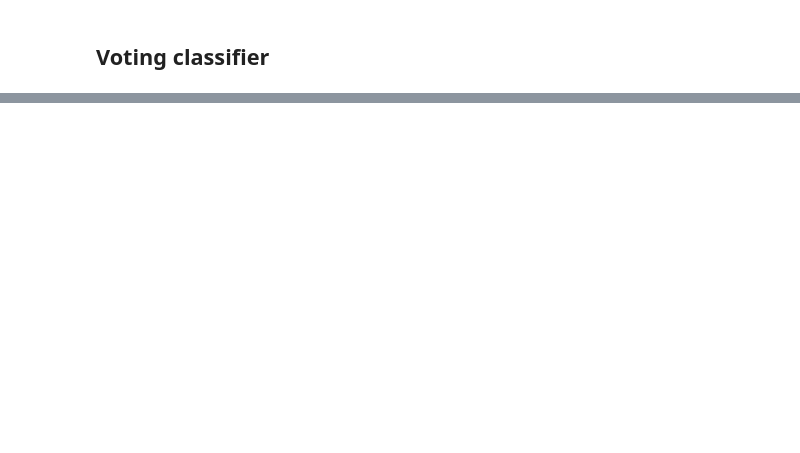
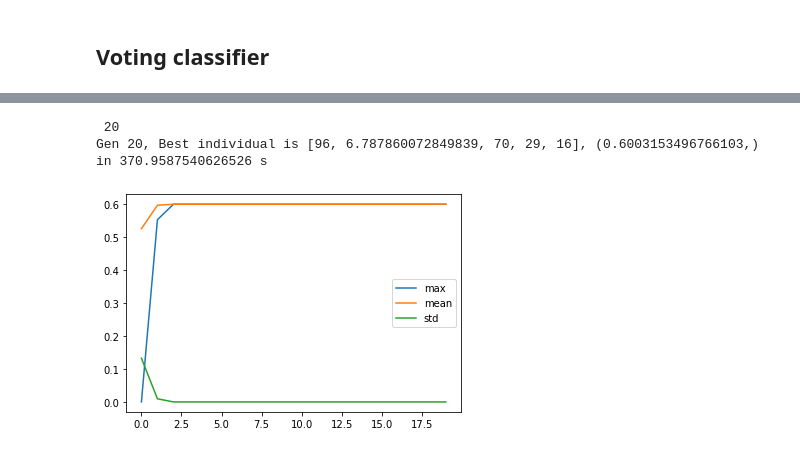
Before and after one commit to cyklop123/MOW, a Jupyter notebook: MOW-Wstepna_analiza_dancych.ipynb, the cells around one changed output, grey strips where cells are left out. Cells and saved outputs as stored; diff of their text form; code cells hidden in the pictures; blank space fills up the shorter version.

```diff
--- a/MOW-Wstepna_analiza_dancych.ipynb
+++ b/MOW-Wstepna_analiza_dancych.ipynb
@@ -493,0 +742,58 @@ print("Srednia skutecznosc:", accuracy.mean(), f1.mean())
+# %%
+import time
+
+data = []
+
+g = 0
+start=time.time()
+while g < numberIteration:
+    g = g+1
+    print("\r", g, end='')
+    offspring = toolbox.select(pop, len(pop))
+    offspring = list(map(toolbox.clone, offspring))
+    listElitism = []
+    for x in range(0, numberElitism):
+        listElitism.append(tools.selBest(pop, 1)[0])
+
+    for child1, child2 in zip(offspring[::2], offspring[1::2]):
+        if random.random() < probabilityCrossover:
+            toolbox.mate(child1, child2)
+            del child1.fitness.values
+            del child2.fitness.values
+
+    # for mutant in offspring:
+    #     if random.random() < probabilityMutation:
+    #         toolbox.mutate(mutant)
+    #         del mutant.fitness.values
+
+    invalid_ind = [ind for ind in offspring if not ind.fitness.valid]
+    fitnesses = toolbox.map(toolbox.evaluate, invalid_ind)
+    for ind, fit in zip(invalid_ind, fitnesses):
+        ind.fitness.values = fit
+    pop[:] = offspring + listElitism
+    fits = [ind.fitness.values[0] for ind in pop]
+
+    row = []
+    length = len(pop)
+    mean = sum(fits) / length
+    sum2 = sum(x * x for x in fits)
+    std = abs(sum2 / length - mean ** 2) ** 0.5
+    row.append(min(fits))
+    row.append(mean)
+    row.append(std)
+    data.append(row)
+    best_ind = tools.selBest(pop, 1)[0]
+
+end = time.time()
+print("\nGen %s, Best individual is %s, %s in %s s" % (g, best_ind, best_ind.fitness.values,(end-start)))
+
+data = np.array(data)
+plt.plot(data[:,0], label='max')
+plt.plot(data[:,1], label='mean')
+plt.plot(data[:,2], label='std')
+plt.legend()
+plt.show()
+# %% [output]
+ 20
+Gen 20, Best individual is [96, 6.787860072849839, 70, 29, 16], (0.6003153496766103,) in 370.9587540626526 s
+[figure, added]
```
Also changed, not shown: parts of 32 cells of this notebook.
